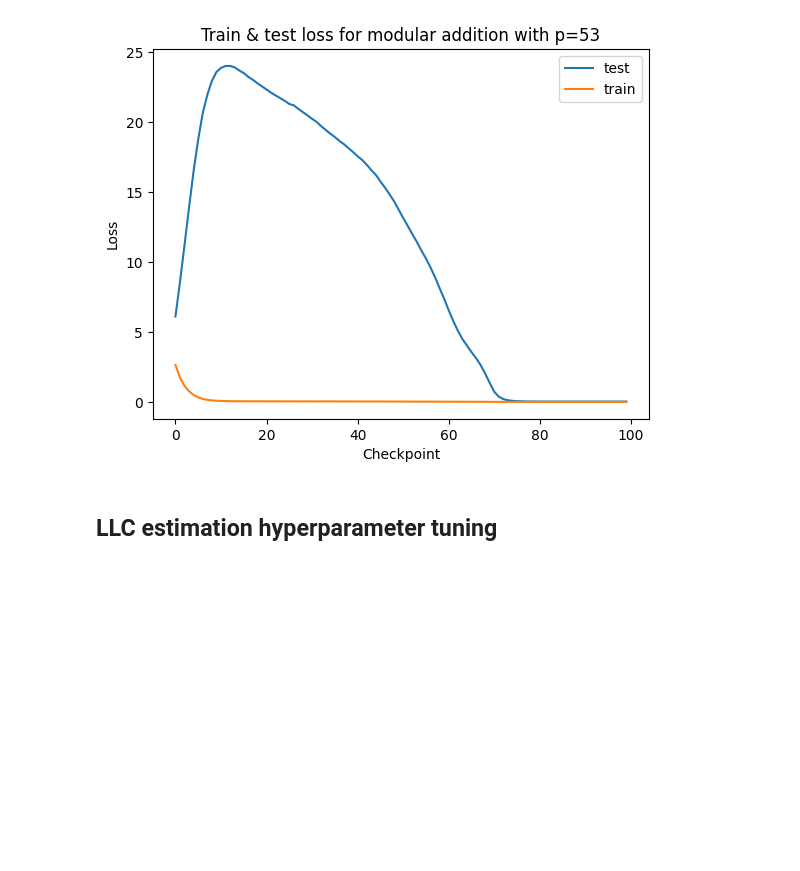
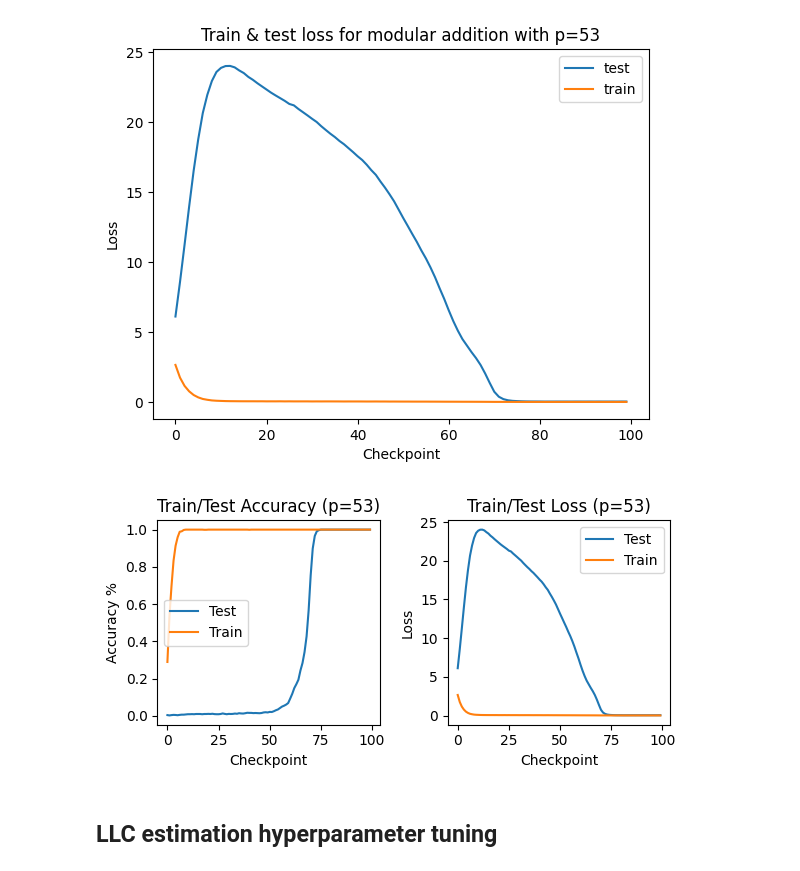
Before and after one commit to mattyred/devinterp, a Jupyter notebook: examples/grokking.ipynb, the cells around one changed output. Saved outputs shown, nothing was run; the diff lists cells and outputs as text; code cells hidden in the pictures; blank space fills up the shorter version.

```diff
--- a/examples/grokking.ipynb
+++ b/examples/grokking.ipynb
@@ -230,6 +230,31 @@ plt.title(f"Train & test loss for modular addition with p={params.p}")
 # %% [output]
 Text(0.5, 1.0, 'Train & test loss for modular addition with p=53')
 [figure]
+# %%
+fig, axs = plt.subplots(1, 2, figsize=(6, 3))  # 1 row, 2 columns
+
+# --- First subplot: Accuracy ---
+axs[0].plot(df["val_acc"], label="Test")
+axs[0].plot(df["train_acc"], label="Train")
+axs[0].legend()
+axs[0].set_ylabel("Accuracy %")
+axs[0].set_xlabel("Checkpoint")
+axs[0].set_title(f"Train/Test Accuracy (p={params.p})")
+
+# --- Second subplot: Loss ---
+axs[1].plot(df["val_loss"], label="Test")
+axs[1].plot(df["train_loss"], label="Train")
+axs[1].legend()
+axs[1].set_ylabel("Loss")
+axs[1].set_xlabel("Checkpoint")
+axs[1].set_title(f"Train/Test Loss (p={params.p})")
+
+# --- Save the merged figure ---
+plt.tight_layout()
+plt.savefig(f'grokking_train.pdf', dpi=300, bbox_inches='tight')
+plt.show()
+# %% [output]
+[figure, added]
 # %% [markdown]
 ## LLC estimation hyperparameter tuning
 # %% [markdown]
```
Also changed, not shown: parts of 9 cells of this notebook, 15 other files.
